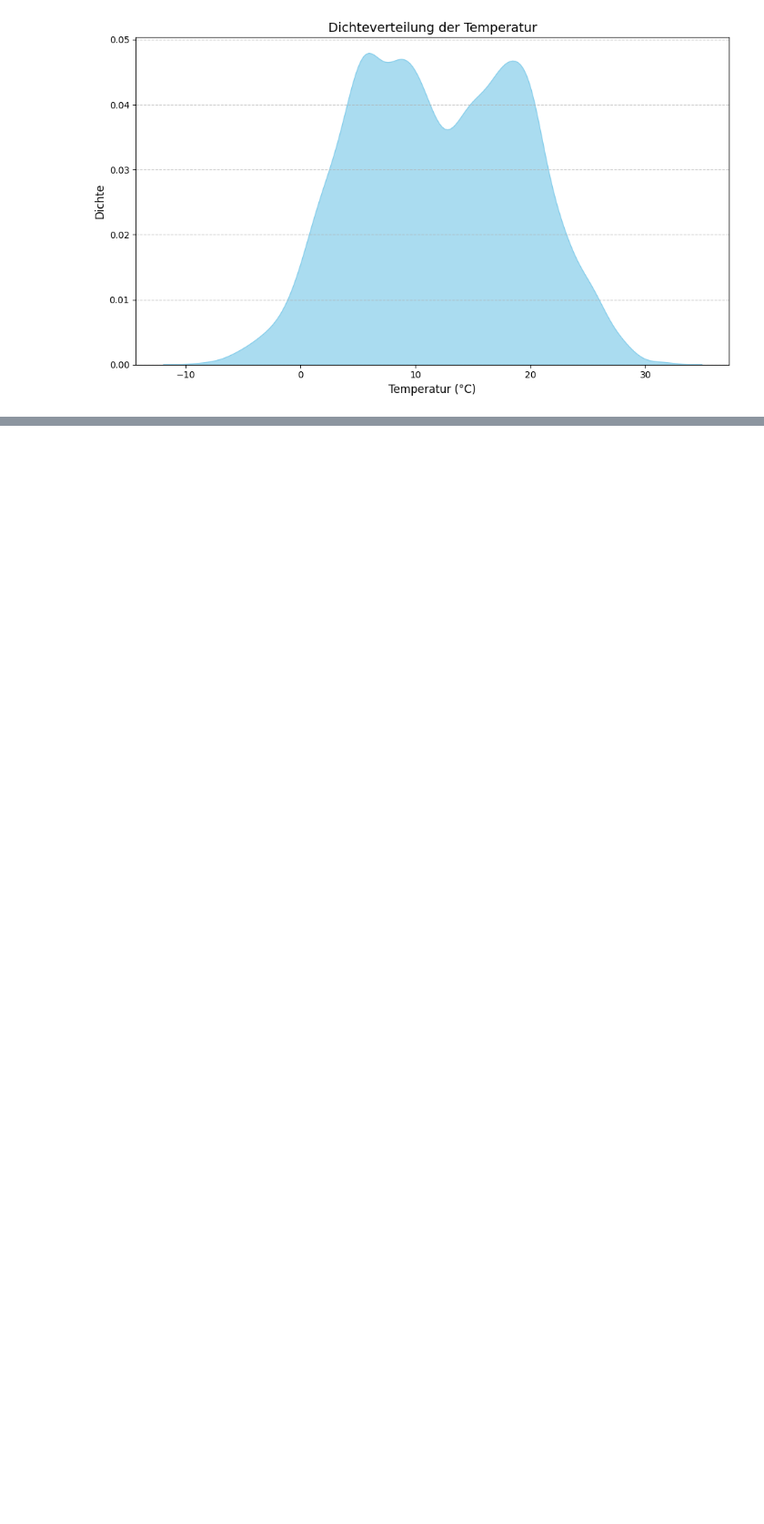
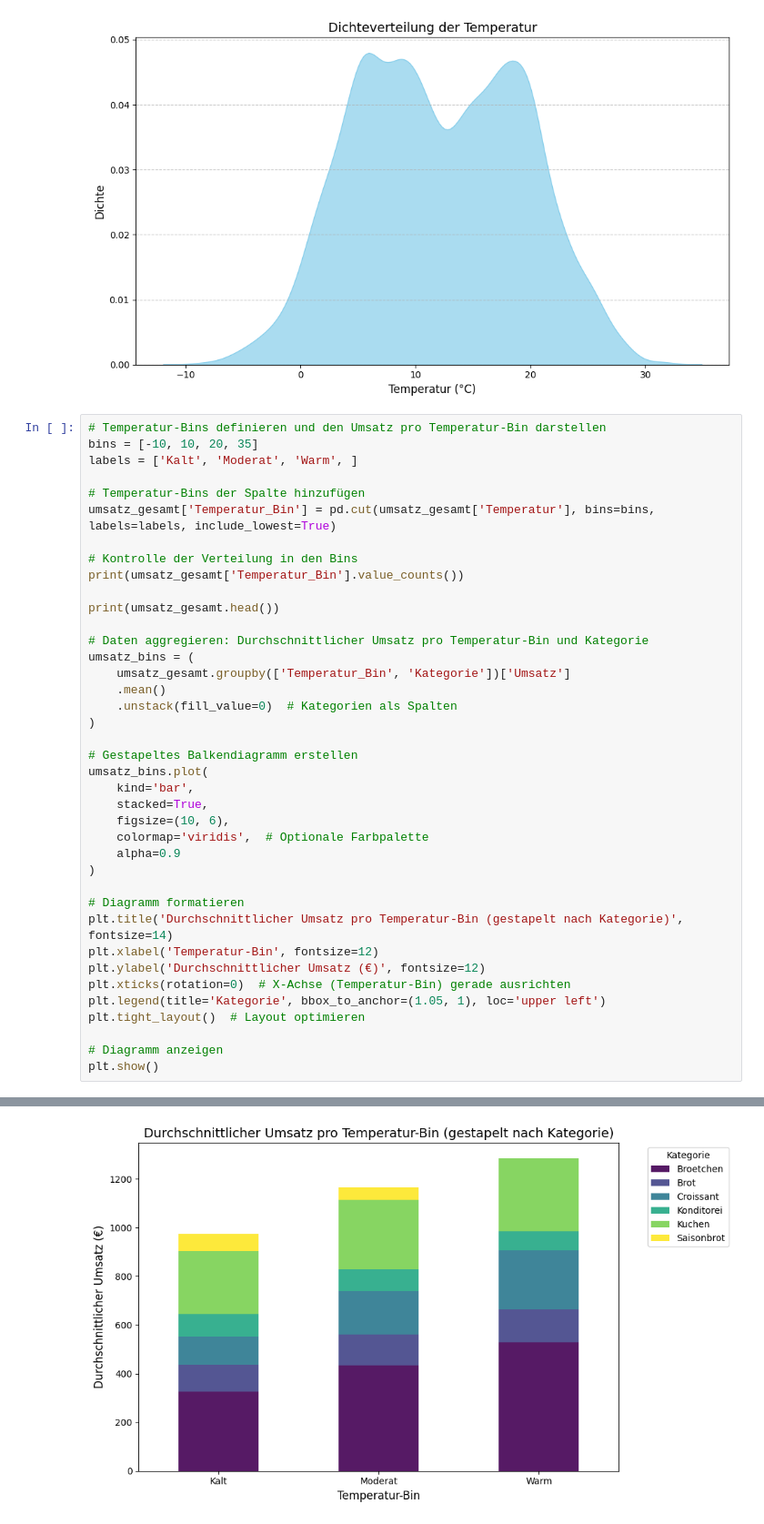
Before and after one commit to Heidikowski/Bakery-Project, a Jupyter notebook: 0_DataPreparation/Code/grafiken_umsatz.ipynb, the cells around one changed output, grey strips where cells are left out. Shown at 91% size. Cells and saved outputs as stored; diff of their text form; blank space fills up the shorter version.

```diff
--- a/0_DataPreparation/Code/grafiken_umsatz.ipynb
+++ b/0_DataPreparation/Code/grafiken_umsatz.ipynb
@@ -332,3 +332,43 @@ plt.tight_layout()
 plt.show()
 # %% [output]
 [figure]
+# %%
+# Temperatur-Bins definieren und den Umsatz pro Temperatur-Bin darstellen
+bins = [-10, 10, 20, 35]
+labels = ['Kalt', 'Moderat', 'Warm', ]
+
+# Temperatur-Bins der Spalte hinzufügen
+umsatz_gesamt['Temperatur_Bin'] = pd.cut(umsatz_gesamt['Temperatur'], bins=bins, labels=labels, include_lowest=True)
+
+# Kontrolle der Verteilung in den Bins
+print(umsatz_gesamt['Temperatur_Bin'].value_counts())
+
+print(umsatz_gesamt.head())
+
+# Daten aggregieren: Durchschnittlicher Umsatz pro Temperatur-Bin und Kategorie
+umsatz_bins = (
+    umsatz_gesamt.groupby(['Temperatur_Bin', 'Kategorie'])['Umsatz']
+    .mean()
+    .unstack(fill_value=0)  # Kategorien als Spalten
+)
+
+# Gestapeltes Balkendiagramm erstellen
+umsatz_bins.plot(
+    kind='bar',
+    stacked=True,
+    figsize=(10, 6),
+    colormap='viridis',  # Optionale Farbpalette
+    alpha=0.9
+)
+
+# Diagramm formatieren
+plt.title('Durchschnittlicher Umsatz pro Temperatur-Bin (gestapelt nach Kategorie)', fontsize=14)
+plt.xlabel('Temperatur-Bin', fontsize=12)
+plt.ylabel('Durchschnittlicher Umsatz (€)', fontsize=12)
+plt.xticks(rotation=0)  # X-Achse (Temperatur-Bin) gerade ausrichten
+plt.legend(title='Kategorie', bbox_to_anchor=(1.05, 1), loc='upper left')
+plt.tight_layout()  # Layout optimieren
+
+# Diagramm anzeigen
+plt.show()
+# %% [output]
@@ -334,0 +392 @@ plt.show()
+[figure, added]
```
Also changed, not shown: parts of 2 cells of this notebook.
